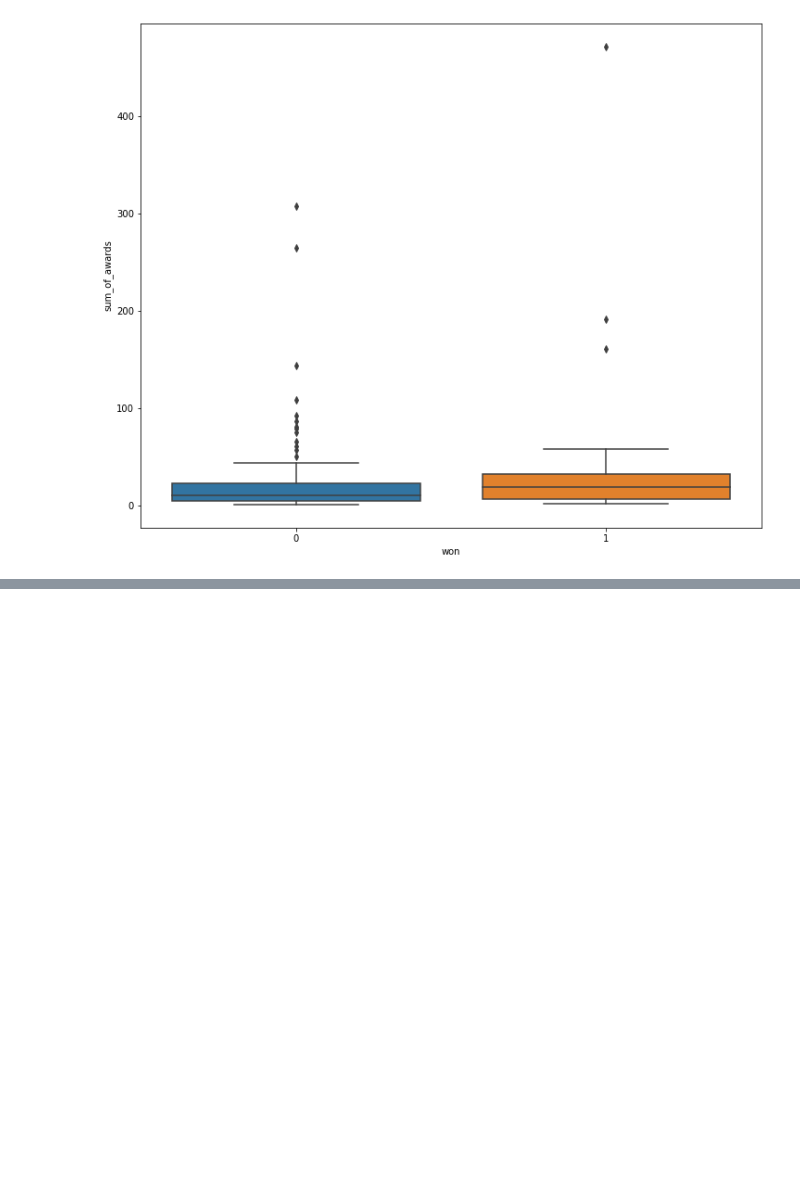
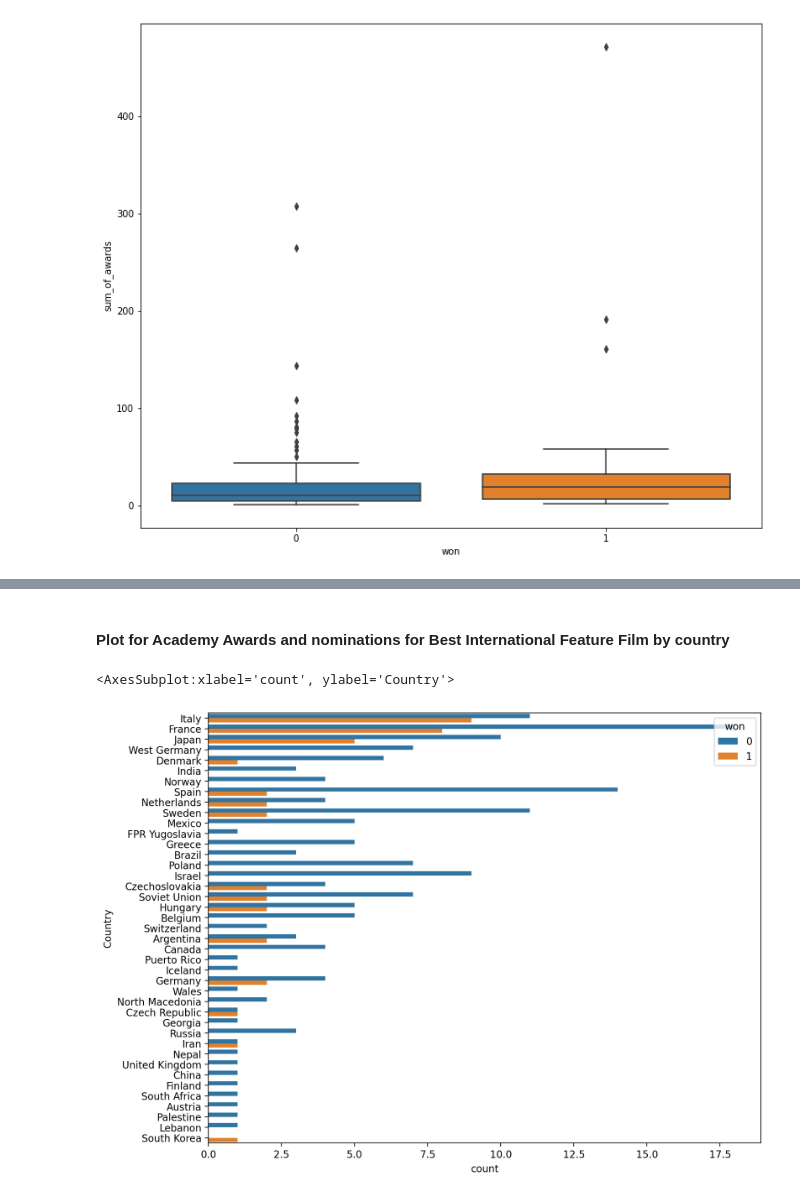
Before and after one commit to madjo92/ds_academyi_proj, a Jupyter notebook: Exploratory Data Analysis.ipynb, the cells around one changed output, grey strips where cells are left out. Cells and saved outputs as stored; diff of their text form; code cells hidden in the pictures; blank space fills up the shorter version.

```diff
--- a/Exploratory Data Analysis.ipynb
+++ b/Exploratory Data Analysis.ipynb
@@ -593,0 +628,8 @@ We can see that the movies that won Oscar are little more successful than the mo
+# %% [markdown]
+#### Plot for  Academy Awards and nominations for Best International Feature Film  by country
+# %%
+plt.figure(figsize=(10,8),dpi=200)
+sns.countplot(y='Country',data=academy,hue='won')
+# %% [output]
+<AxesSubplot:xlabel='count', ylabel='Country'>
+[figure, added]
```
Also changed, not shown: parts of 23 cells of this notebook, 1 other file.
